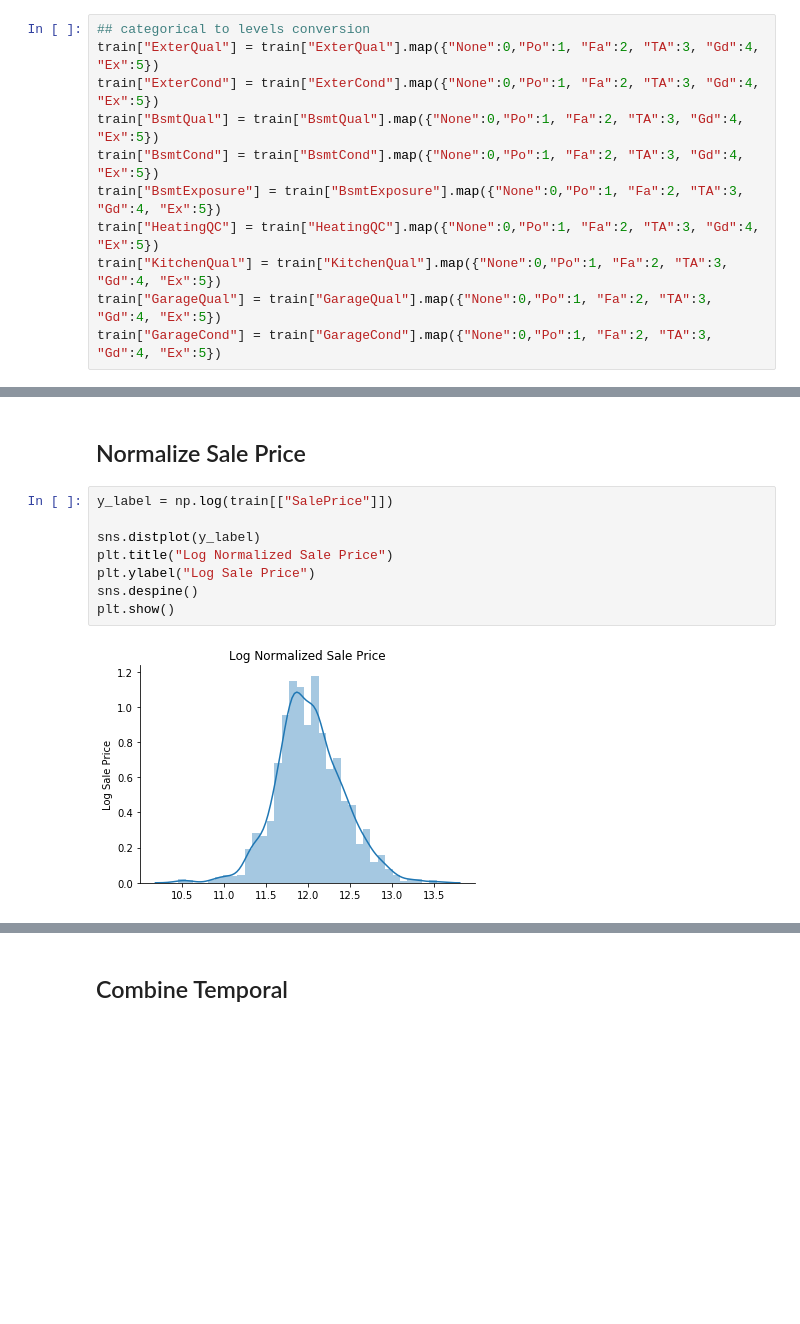
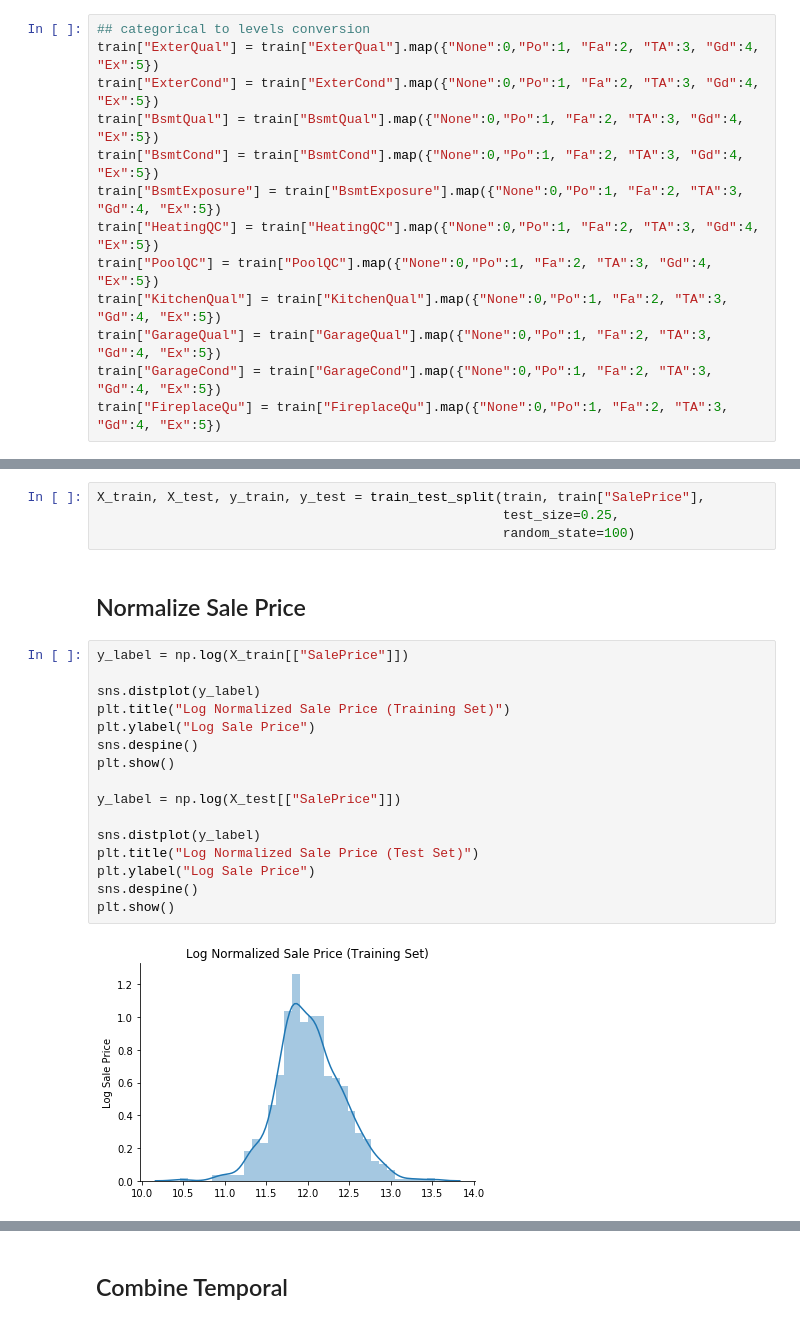
Before and after one commit to arytontediarjo/house-pricing, a Jupyter notebook: notebook/FeatureEngineering.ipynb, the cells around one changed output, grey strips where cells are left out. Drawn from its saved outputs; the diff is of its cells as text; blank space fills up the shorter version.

```diff
--- a/notebook/FeatureEngineering.ipynb
+++ b/notebook/FeatureEngineering.ipynb
@@ -45,6 +50,8 @@ train["BsmtQual"] = train["BsmtQual"].map({"None":0,"Po":1, "Fa":2, "TA":3, "Gd"
 train["BsmtCond"] = train["BsmtCond"].map({"None":0,"Po":1, "Fa":2, "TA":3, "Gd":4, "Ex":5})
 train["BsmtExposure"] = train["BsmtExposure"].map({"None":0,"Po":1, "Fa":2, "TA":3, "Gd":4, "Ex":5})
 train["HeatingQC"] = train["HeatingQC"].map({"None":0,"Po":1, "Fa":2, "TA":3, "Gd":4, "Ex":5})
+train["PoolQC"] = train["PoolQC"].map({"None":0,"Po":1, "Fa":2, "TA":3, "Gd":4, "Ex":5})
 train["KitchenQual"] = train["KitchenQual"].map({"None":0,"Po":1, "Fa":2, "TA":3, "Gd":4, "Ex":5})
 train["GarageQual"] = train["GarageQual"].map({"None":0,"Po":1, "Fa":2, "TA":3, "Gd":4, "Ex":5})
 train["GarageCond"] = train["GarageCond"].map({"None":0,"Po":1, "Fa":2, "TA":3, "Gd":4, "Ex":5})
+train["FireplaceQu"] = train["FireplaceQu"].map({"None":0,"Po":1, "Fa":2, "TA":3, "Gd":4, "Ex":5})
@@ -51,12 +60,24 @@ train["GarageCond"] = train["GarageCond"].map({"None":0,"Po":1, "Fa":2, "TA":3,
+# %%
+X_train, X_test, y_train, y_test = train_test_split(train, train["SalePrice"],
+                                                    test_size=0.25,
+                                                    random_state=100)
 # %% [markdown]
 ## Normalize Sale Price
 # %%
-y_label = np.log(train[["SalePrice"]])
+y_label = np.log(X_train[["SalePrice"]])
 
 sns.distplot(y_label)
-plt.title("Log Normalized Sale Price")
+plt.title("Log Normalized Sale Price (Training Set)")
 plt.ylabel("Log Sale Price")
 sns.despine()
 plt.show()
+
+y_label = np.log(X_test[["SalePrice"]])
+
+sns.distplot(y_label)
+plt.title("Log Normalized Sale Price (Test Set)")
+plt.ylabel("Log Sale Price")
+sns.despine()
+plt.show()
 # %% [output]
-[figure, old version]
+[figure, new version]
```
Also changed, not shown: parts of 36 cells of this notebook, 3 other files.
